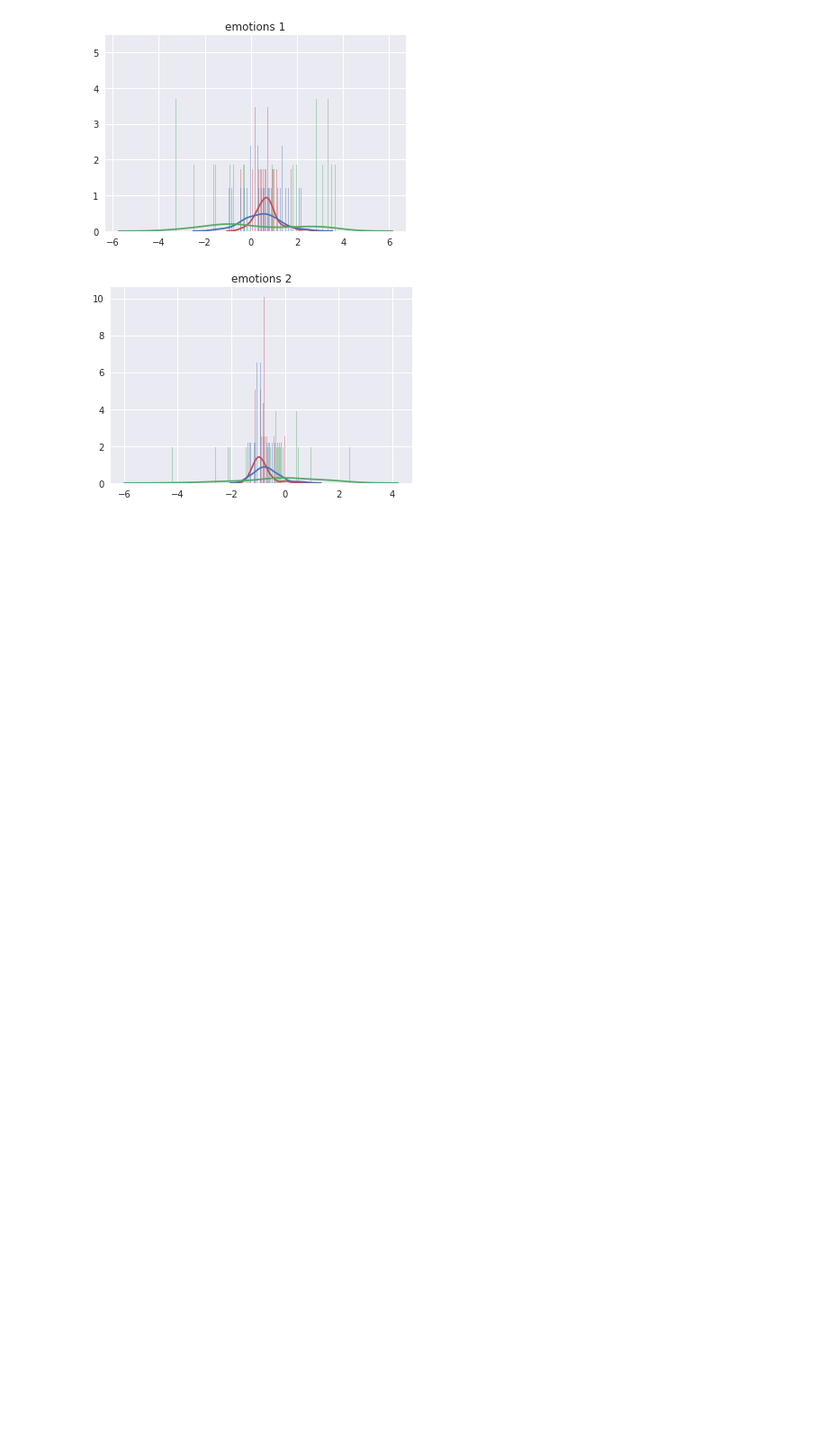
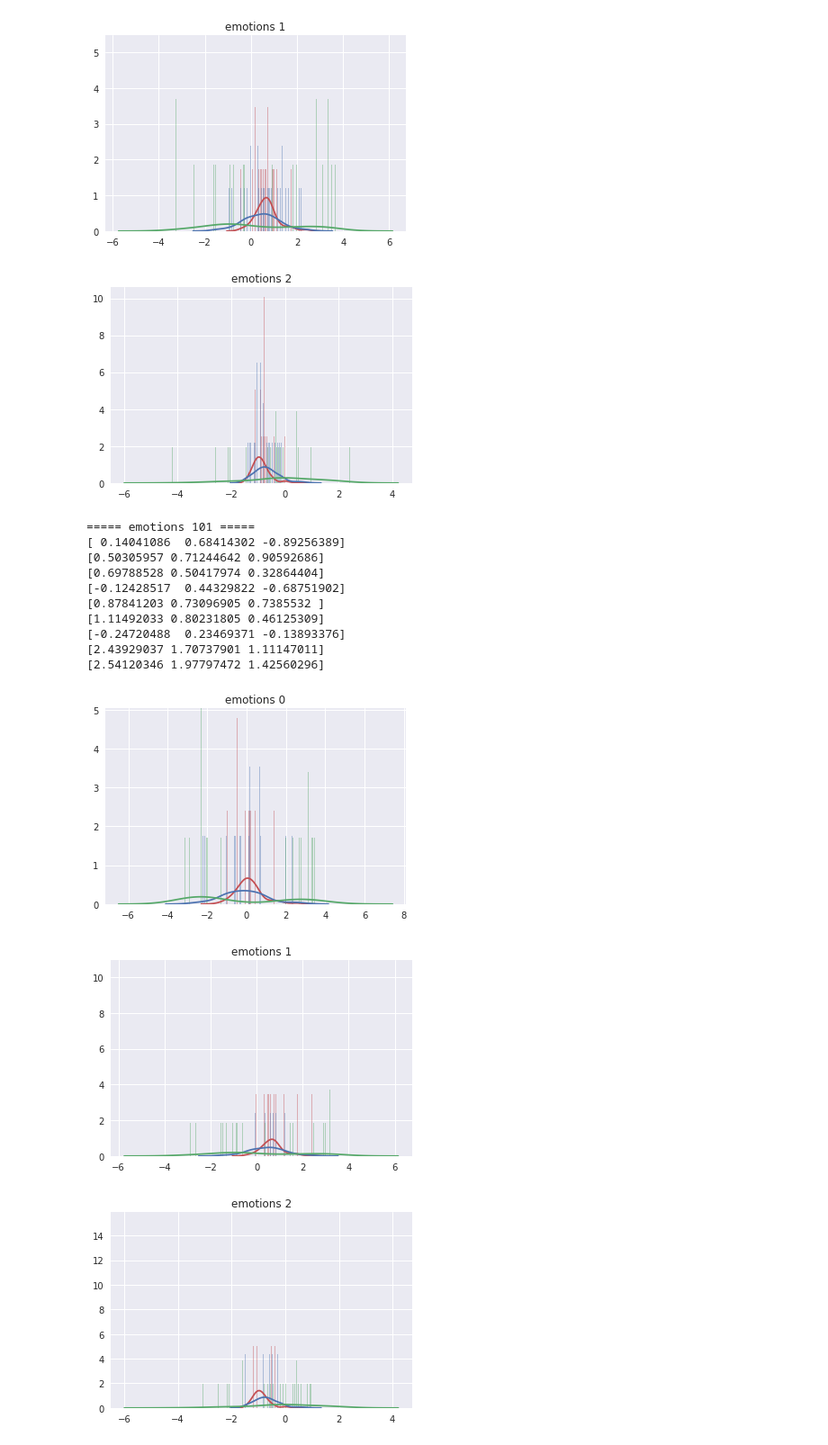
Before and after one commit to jiaojiaoloveu/WordEmbedding-SubCulture, a Jupyter notebook: src/epa_expansion/plot_pred_epa.ipynb, the cells around one changed output. Shown at 90% size. Cells and saved outputs as stored; diff of their text form; code cells hidden in the pictures; blank space fills up the shorter version.

```diff
--- a/src/epa_expansion/plot_pred_epa.ipynb
+++ b/src/epa_expansion/plot_pred_epa.ipynb
@@ -143,6 +132,22 @@ tokenset_comp({'emotions': emotions}, 500, True)
 [figure]
 [figure]
 [figure]
+# %%
+tokenset_comp({'emotions': emotions}, 1000, True)
+# %% [output]
+===== emotions 101 =====
+[ 0.14041086  0.68414302 -0.89256389]
+[0.50305957 0.71244642 0.90592686]
+[0.69788528 0.50417974 0.32864404]
+[-0.12428517  0.44329822 -0.68751902]
+[0.87841203 0.73096905 0.7385532 ]
+[1.11492033 0.80231805 0.46125309]
+[-0.24720488  0.23469371 -0.13893376]
+[2.43929037 1.70737901 1.11147011]
+[2.54120346 1.97797472 1.42560296]
+[figure, added]
+[figure, added]
+[figure, added]
 # %%
 with open('epa_expansion/action.txt') as fp:
     actions = set([line.rstrip('\n').lower() for line in fp.readlines()])
```
Also changed, not shown: parts of 10 cells of this notebook, 3 other files.
